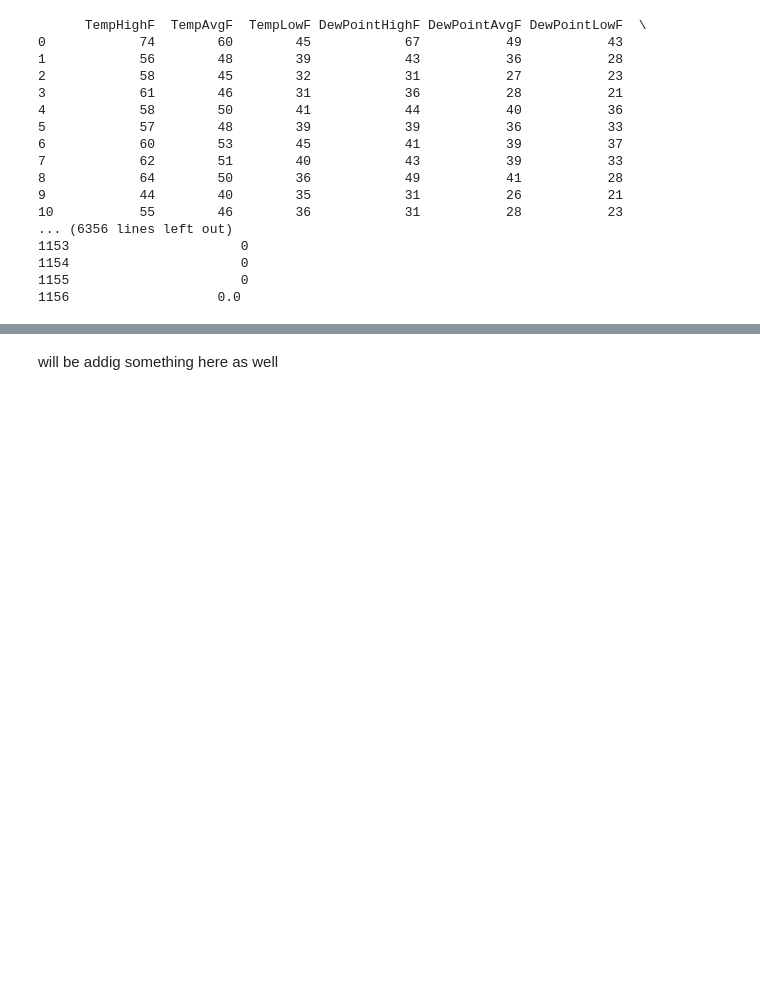
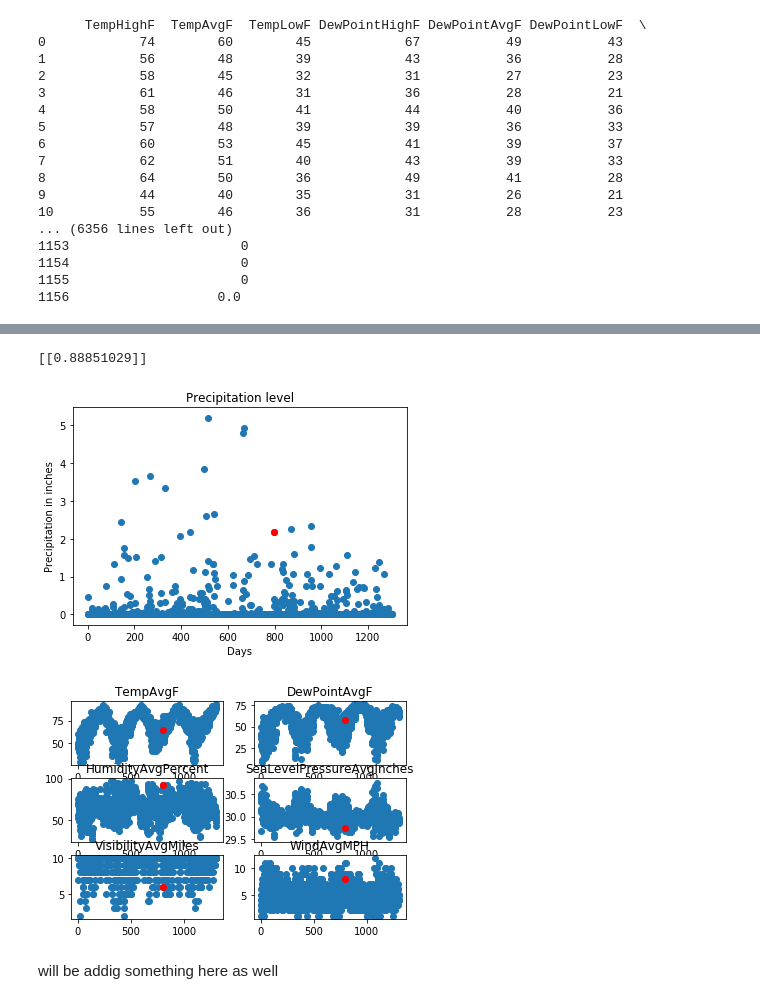
Before and after one commit to syedfasihuddin/Predicting-Rainfall, a Jupyter notebook: PredictingRainfall.ipynb, the cells around one changed output, grey strips where cells are left out. Drawn from its saved outputs; the diff is of its cells as text; code cells hidden in the pictures; blank space fills up the shorter version.

Commit message:
Applying Liner Regression

```diff
--- a/PredictingRainfall.ipynb
+++ b/PredictingRainfall.ipynb
@@ -75,2 +60,42 @@ LogisticRegression(C=1.0, class_weight=None, dual=False, fit_intercept=True,
+# %%
+data = pd.read_csv("data/cleaned_data..csv")
+
+X = data.drop(['PrecipitationSumInches'], axis=1)
+Y = data['PrecipitationSumInches']
+Y = Y.values.reshape(-1, 1)
+
+day_index = 798
+days = [i for i in range(Y.size)]
+
+clf = LinearRegression()
+clf.fit(X, Y)
+
+input = np.array([[74], [60], [45], [67], [49], [43], [93], [75], [57], [29.68], [10], [7], [2], [20], [4], [31]])
+input = input.reshape(1, -1)
+print(clf.predict(input))
+
+plt.scatter(days, Y)
+plt.scatter(days[day_index], Y[day_index], color='r')
+plt.title("Precipitation level")
+plt.xlabel("Days")
+plt.ylabel("Precipitation in inches")
+'''
+for i, txt in enumerate(days):
+    plt.annotate(txt, (days[i],Y[i]))
+'''
+plt.show()
+x_vis = X.filter(['TempAvgF', 'DewPointAvgF', 'HumidityAvgPercent', 'SeaLevelPressureAvgInches', 'VisibilityAvgMiles', 'WindAvgMPH'], axis=1)
+
+for i in range(x_vis.columns.size):
+	plt.subplot(3,2,i+1)
+	plt.scatter(days, x_vis[x_vis.columns.values[i]])
+	plt.scatter(days[day_index], x_vis[x_vis.columns.values[i]][day_index], color='r')
+	plt.title(x_vis.columns.values[i])
+
+plt.show()
+# %% [output]
+[[0.88851029]]
+[figure, added]
+[figure, added]
 # %% [markdown]
 will be addig something here as well
```
Also changed, not shown: parts of 8 cells of this notebook.
